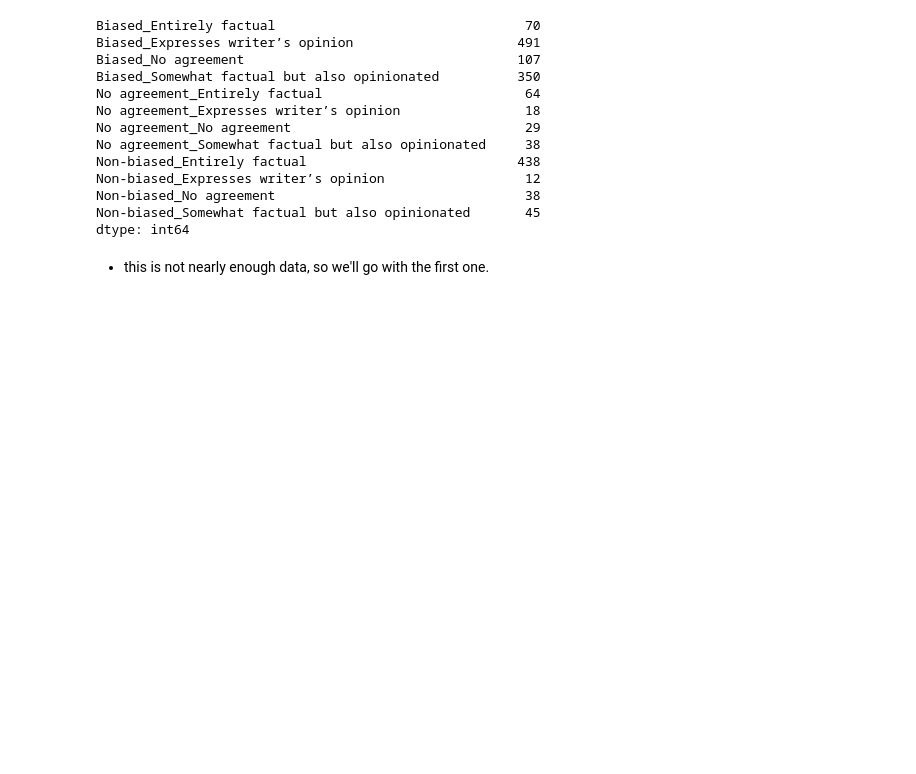
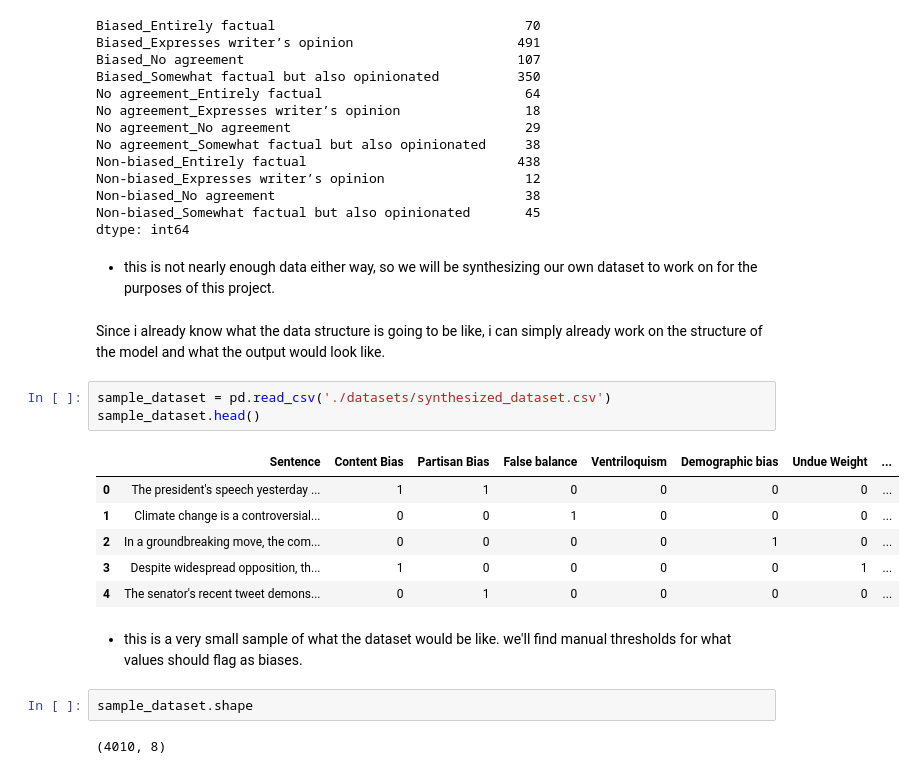
Before and after one commit to 7Zenox/talewind, a Jupyter notebook: AI/NewModelExperimentation.ipynb, the cells around one changed output. Drawn from its saved outputs; the diff is of its cells as text; blank space fills up the shorter version.

```diff
--- a/AI/NewModelExperimentation.ipynb
+++ b/AI/NewModelExperimentation.ipynb
@@ -132,4 +140,22 @@ Non-biased_No agreement                                38
 Non-biased_Somewhat factual but also opinionated       45
 dtype: int64
 # %% [markdown]
-- this is not nearly enough data, so we'll go with the first one.
+- this is not nearly enough data either way, so we will be synthesizing our own dataset to work on for the purposes of this project.
+# %% [markdown]
+Since i already know what the data structure is going to be like, i can simply already work on the structure of the model and what the output would look like.
+# %%
+sample_dataset = pd.read_csv('./datasets/synthesized_dataset.csv')
+sample_dataset.head()
+# %% [output]
+|  | Sentence | Content Bias | Partisan Bias | False balance | Ventriloquism | Demographic bias | Undue Weight | ... |
+| 0 | The president's speech yesterday ... | 1 | 1 | 0 | 0 | 0 | 0 | ... |
+| 1 | Climate change is a controversial... | 0 | 0 | 1 | 0 | 0 | 0 | ... |
+| 2 | In a groundbreaking move, the com... | 0 | 0 | 0 | 0 | 1 | 0 | ... |
+| 3 | Despite widespread opposition, th... | 1 | 0 | 0 | 0 | 0 | 1 | ... |
+| 4 | The senator's recent tweet demons... | 0 | 1 | 0 | 0 | 0 | 0 | ... |
+# %% [markdown]
+- this is a very small sample of what the dataset would be like. we'll find manual thresholds for what values should flag as biases.
+# %%
+sample_dataset.shape
+# %% [output]
+(4010, 8)
```
Also changed, not shown: parts of 12 cells of this notebook, 2 other files.
